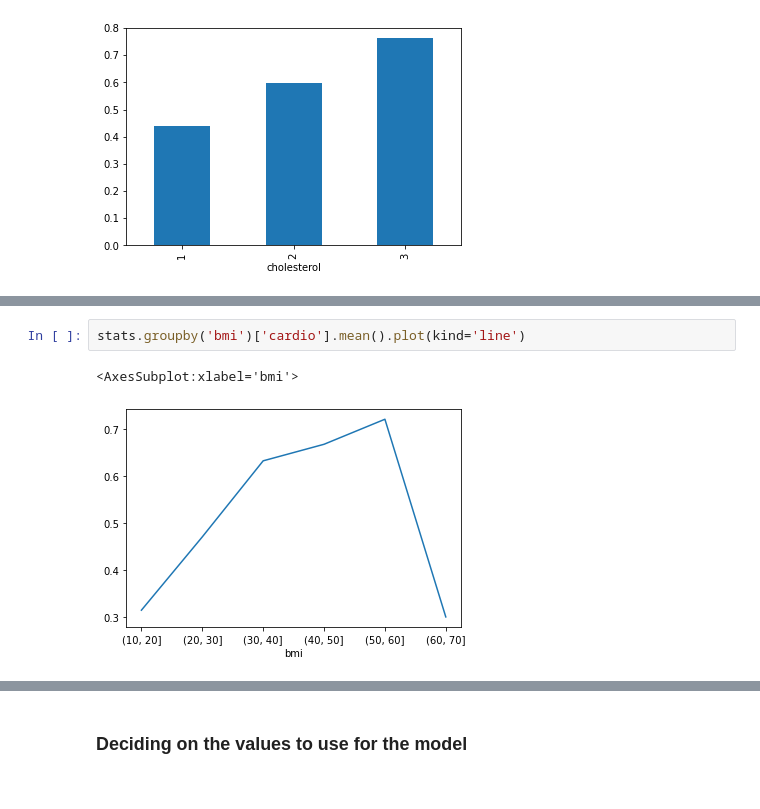
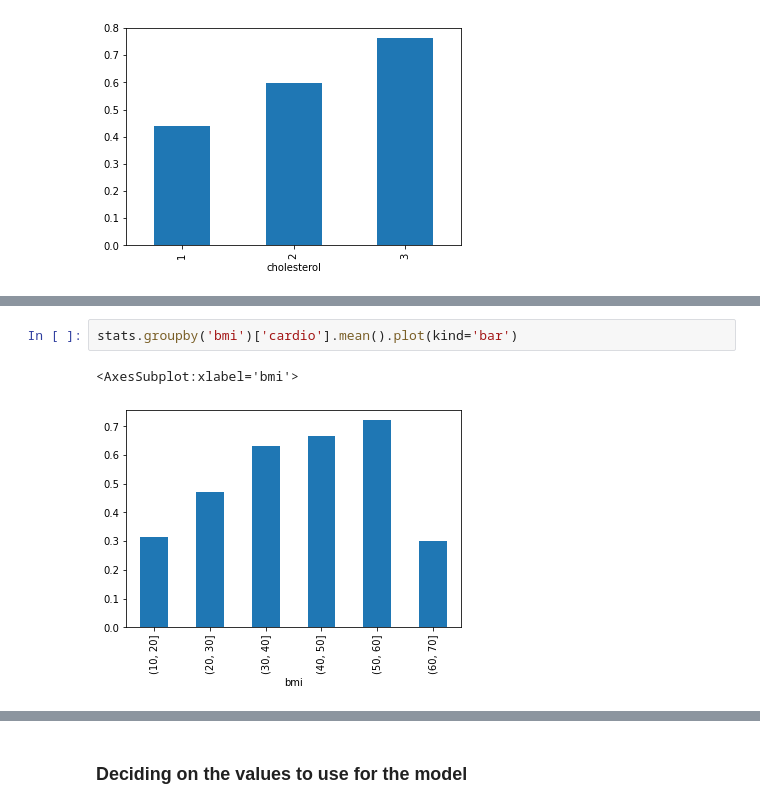
Before and after one commit to SebastianBentley/DSExam2022, a Jupyter notebook: Data3.ipynb, the cells around one changed output, grey strips where cells are left out. Saved outputs shown, nothing was run; the diff lists cells and outputs as text.

Commit message:
more graphs

```diff
--- a/Data3.ipynb
+++ b/Data3.ipynb
@@ -458,5 +458,5 @@ stats.groupby('age')['cardio'].mean().plot(kind='pie')
 # %%
-stats.groupby('bmi')['cardio'].mean().plot(kind='line')
+stats.groupby('bmi')['cardio'].mean().plot(kind='bar')
 # %% [output]
 <AxesSubplot:xlabel='bmi'>
-[figure, old version]
+[figure, new version]
```
Also changed, not shown: parts of 8 cells of this notebook.
